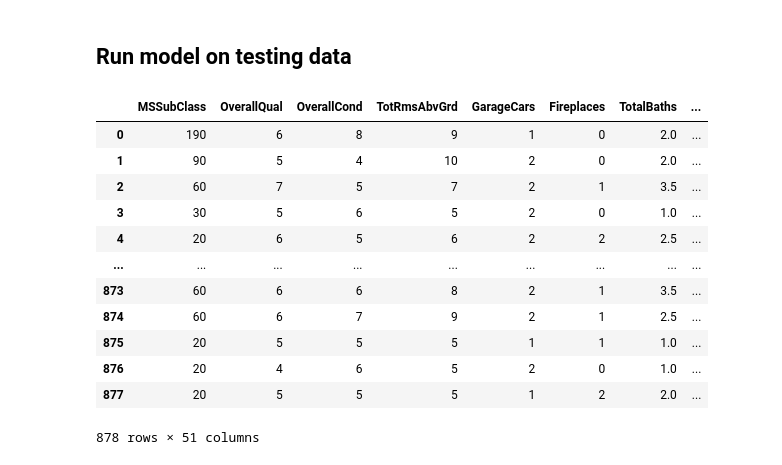
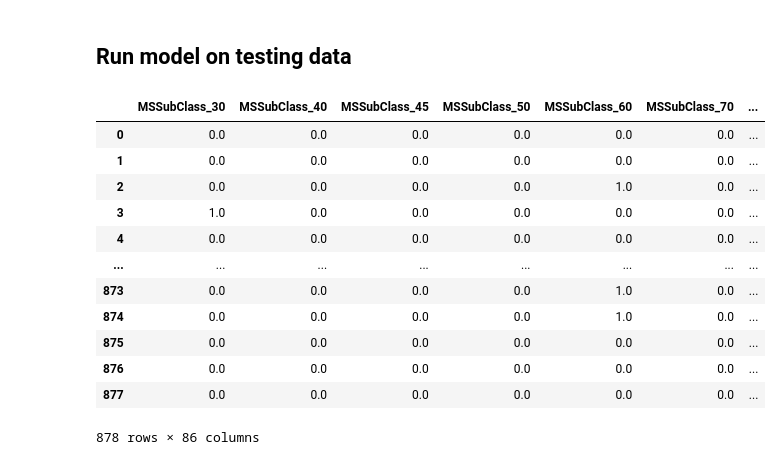
Before and after one commit to johngilheany/ames_home_price, a Jupyter notebook: starter_code.ipynb, the cells around one changed output. Saved outputs shown, nothing was run; the diff lists cells and outputs as text; code cells hidden in the pictures.

```diff
--- a/starter_code.ipynb
+++ b/starter_code.ipynb
@@ -423,26 +466,32 @@ for yr in housing_test1['YrSold']:
 housing_test1['GFC'] = year
 housing_test1.drop(columns =['YrSold'], inplace=True)
 
-housing_test1_dum = housing_test1.drop(columns = ['TotalBsmtSF', 'GrLivArea', 'MiscVal', 'PoolArea', 'Age', 'OutdoorSF'])
-housing_test1_dummy = pd.get_dummies(housing_test1_dum, drop_first = True)
-housing_test1_num = housing_test1[['TotalBsmtSF', 'GrLivArea', 'MiscVal', 'PoolArea', 'Age', 'OutdoorSF']]
-housing_test1_xvars = pd.concat([housing_test1_dummy, housing_test1_num], axis=1)
+# housing_test1_dum = housing_test1.drop(columns = ['TotalBsmtSF', 'GrLivArea', 'MiscVal', 'PoolArea', 'Age', 'OutdoorSF'])
+# housing_test1_dummy = pd.get_dummies(housing_test1_dum, drop_first = True)
+# housing_test1_num = housing_test1[['TotalBsmtSF', 'GrLivArea', 'MiscVal', 'PoolArea', 'Age', 'OutdoorSF']]
+# housing_test1_xvars = pd.concat([housing_test1_dummy, housing_test1_num], axis=1)
+
+housing_test1_dummy = housing_test1.drop(columns = ['TotalBsmtSF', 'GrLivArea', 'MiscVal', 'PoolArea', 'Age', 'OutdoorSF', 'TotRmsAbvGrd', 'GarageCars', 'Fireplaces', 'TotalBaths'])
+housing_test1_num = housing_test1[['TotalBsmtSF', 'GrLivArea', 'MiscVal', 'PoolArea', 'Age', 'OutdoorSF', 'TotRmsAbvGrd', 'GarageCars', 'Fireplaces', 'TotalBaths']]
+oh = OneHotEncoder(sparse = False, drop = 'first')
+housing_test1_dummy_oh = oh.fit_transform(housing_test1_dummy)
+housing_xvars_test1_oh = pd.concat([pd.DataFrame(housing_test1_dummy_oh, columns = oh.get_feature_names_out()), housing_test1_num], axis=1)
 # %% [markdown]
 ## Run model on testing data
 # %%
-housing_test1_xvars
+housing_xvars_test1_oh
 # %% [output]
-|  | MSSubClass | OverallQual | OverallCond | TotRmsAbvGrd | GarageCars | Fireplaces | TotalBaths | ... |
-| 0 | 190 | 6 | 8 | 9 | 1 | 0 | 2.0 | ... |
-| 1 | 90 | 5 | 4 | 10 | 2 | 0 | 2.0 | ... |
-| 2 | 60 | 7 | 5 | 7 | 2 | 1 | 3.5 | ... |
-| 3 | 30 | 5 | 6 | 5 | 2 | 0 | 1.0 | ... |
-| 4 | 20 | 6 | 5 | 6 | 2 | 2 | 2.5 | ... |
-| ... | ... | ... | ... | ... | ... | ... | ... | ... |
-| 873 | 60 | 6 | 6 | 8 | 2 | 1 | 3.5 | ... |
-| 874 | 60 | 6 | 7 | 9 | 2 | 1 | 2.5 | ... |
-| 875 | 20 | 5 | 5 | 5 | 1 | 1 | 1.0 | ... |
-| 876 | 20 | 4 | 6 | 5 | 2 | 0 | 1.0 | ... |
-| 877 | 20 | 5 | 5 | 5 | 1 | 2 | 2.0 | ... |
+|  | MSSubClass_30 | MSSubClass_40 | MSSubClass_45 | MSSubClass_50 | MSSubClass_60 | MSSubClass_70 | ... |
+| 0 | 0.0 | 0.0 | 0.0 | 0.0 | 0.0 | 0.0 | ... |
+| 1 | 0.0 | 0.0 | 0.0 | 0.0 | 0.0 | 0.0 | ... |
+| 2 | 0.0 | 0.0 | 0.0 | 0.0 | 1.0 | 0.0 | ... |
+| 3 | 1.0 | 0.0 | 0.0 | 0.0 | 0.0 | 0.0 | ... |
+| 4 | 0.0 | 0.0 | 0.0 | 0.0 | 0.0 | 0.0 | ... |
+| ... | ... | ... | ... | ... | ... | ... | ... |
+| 873 | 0.0 | 0.0 | 0.0 | 0.0 | 1.0 | 0.0 | ... |
+| 874 | 0.0 | 0.0 | 0.0 | 0.0 | 1.0 | 0.0 | ... |
+| 875 | 0.0 | 0.0 | 0.0 | 0.0 | 0.0 | 0.0 | ... |
+| 876 | 0.0 | 0.0 | 0.0 | 0.0 | 0.0 | 0.0 | ... |
+| 877 | 0.0 | 0.0 | 0.0 | 0.0 | 0.0 | 0.0 | ... |
-878 rows × 51 columns
+878 rows × 86 columns
 # %%
```
Also changed, not shown: parts of 28 cells of this notebook.
